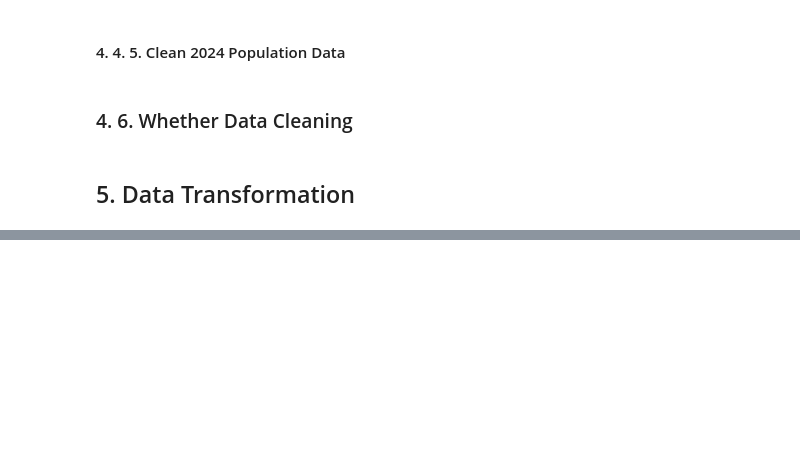
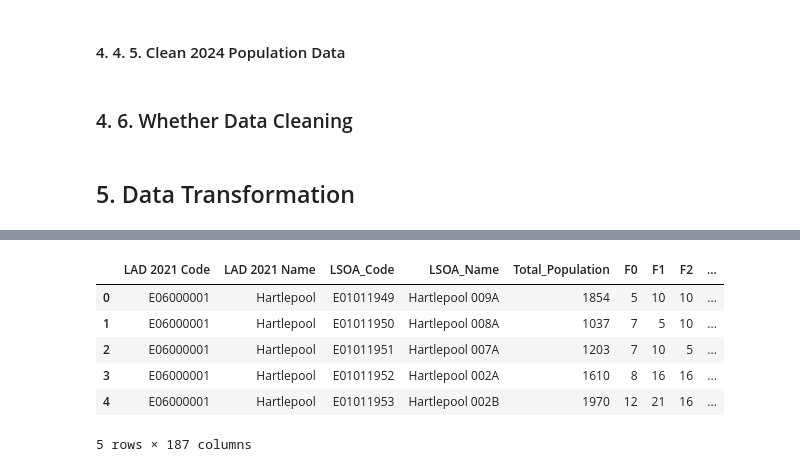
Before and after one commit to Sevinda-Herath/Predictive-Policing-in-the-London-Metropolitan-Police-District, a Jupyter notebook: main.ipynb, the cells around one changed output, grey strips where cells are left out. Drawn from its saved outputs; the diff is of its cells as text; code cells hidden in the pictures; blank space fills up the shorter version.

```diff
--- a/main.ipynb
+++ b/main.ipynb
@@ -585,0 +709,10 @@ street_police_df[["Month", "Month_Period"]].head()
+# %%
+population_2021.info()
+# %% [output]
+|  | LAD 2021 Code | LAD 2021 Name | LSOA_Code | LSOA_Name | Total_Population | F0 | F1 | F2 | ... |
+| 0 | E06000001 | Hartlepool | E01011949 | Hartlepool 009A | 1854 | 5 | 10 | 10 | ... |
+| 1 | E06000001 | Hartlepool | E01011950 | Hartlepool 008A | 1037 | 7 | 5 | 10 | ... |
+| 2 | E06000001 | Hartlepool | E01011951 | Hartlepool 007A | 1203 | 7 | 10 | 5 | ... |
+| 3 | E06000001 | Hartlepool | E01011952 | Hartlepool 002A | 1610 | 8 | 16 | 16 | ... |
+| 4 | E06000001 | Hartlepool | E01011953 | Hartlepool 002B | 1970 | 12 | 21 | 16 | ... |
+5 rows × 187 columns
```
Also changed, not shown: parts of 28 cells of this notebook, 3 other files.
